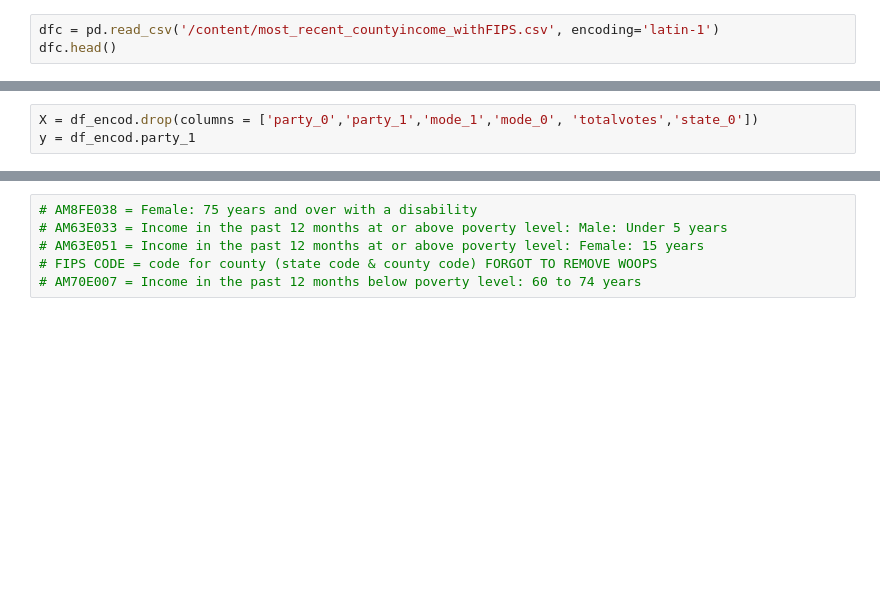
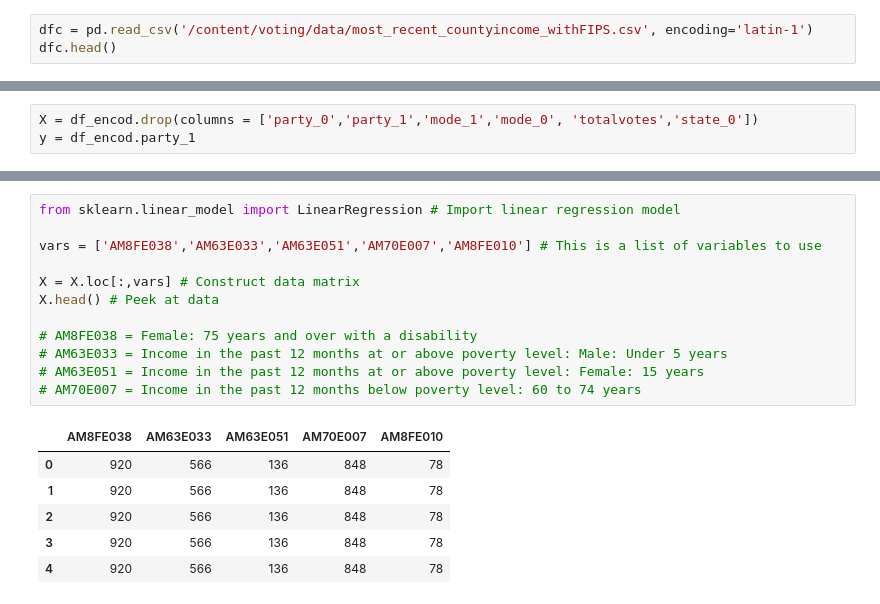
Before and after one commit to rtomek9/project_votingGroup23DS3001, a Jupyter notebook: votingEDAandwrangling_linear_model.ipynb, the cells around one changed output, grey strips where cells are left out. Drawn from its saved outputs; the diff is of its cells as text; blank space fills up the shorter version.

```diff
--- a/votingEDAandwrangling_linear_model.ipynb
+++ b/votingEDAandwrangling_linear_model.ipynb
@@ -222,7 +232,7 @@ plt.show()
 #going to run an xgboost model to come up with targets for 'democrat' or 'republican'
 #first, need to join two datasets on FIPS code so that voting data is aligned with income and poverty etc data
 # %%
-dfc = pd.read_csv('/content/most_recent_countyincome_withFIPS.csv', encoding='latin-1')
+dfc = pd.read_csv('/content/voting/data/most_recent_countyincome_withFIPS.csv', encoding='latin-1')
 dfc.head()
 # %% [output]
 |  | GISJOIN | YEAR | STUSAB | REGIONA | DIVISIONA | FIPS CODE | STATE | STATEA | COUNTY | COUNTYA | ... | ... |
@@ -422,6 +340,19 @@ plot_feature_importance(importance, names, model_type)
 # %%
+from sklearn.linear_model import LinearRegression # Import linear regression model
+
+vars = ['AM8FE038','AM63E033','AM63E051','AM70E007','AM8FE010'] # This is a list of variables to use
+
+X = X.loc[:,vars] # Construct data matrix
+X.head() # Peek at data
+
 # AM8FE038 = Female: 75 years and over with a disability
 # AM63E033 = Income in the past 12 months at or above poverty level: Male: Under 5 years
 # AM63E051 = Income in the past 12 months at or above poverty level: Female: 15 years
-# FIPS CODE = code for county (state code & county code) FORGOT TO REMOVE WOOPS
 # AM70E007 = Income in the past 12 months below poverty level: 60 to 74 years
+# %% [output]
+|  | AM8FE038 | AM63E033 | AM63E051 | AM70E007 | AM8FE010 |
+| 0 | 920 | 566 | 136 | 848 | 78 |
+| 1 | 920 | 566 | 136 | 848 | 78 |
+| 2 | 920 | 566 | 136 | 848 | 78 |
+| 3 | 920 | 566 | 136 | 848 | 78 |
+| 4 | 920 | 566 | 136 | 848 | 78 |
```
Also changed, not shown: parts of 13 cells of this notebook.
